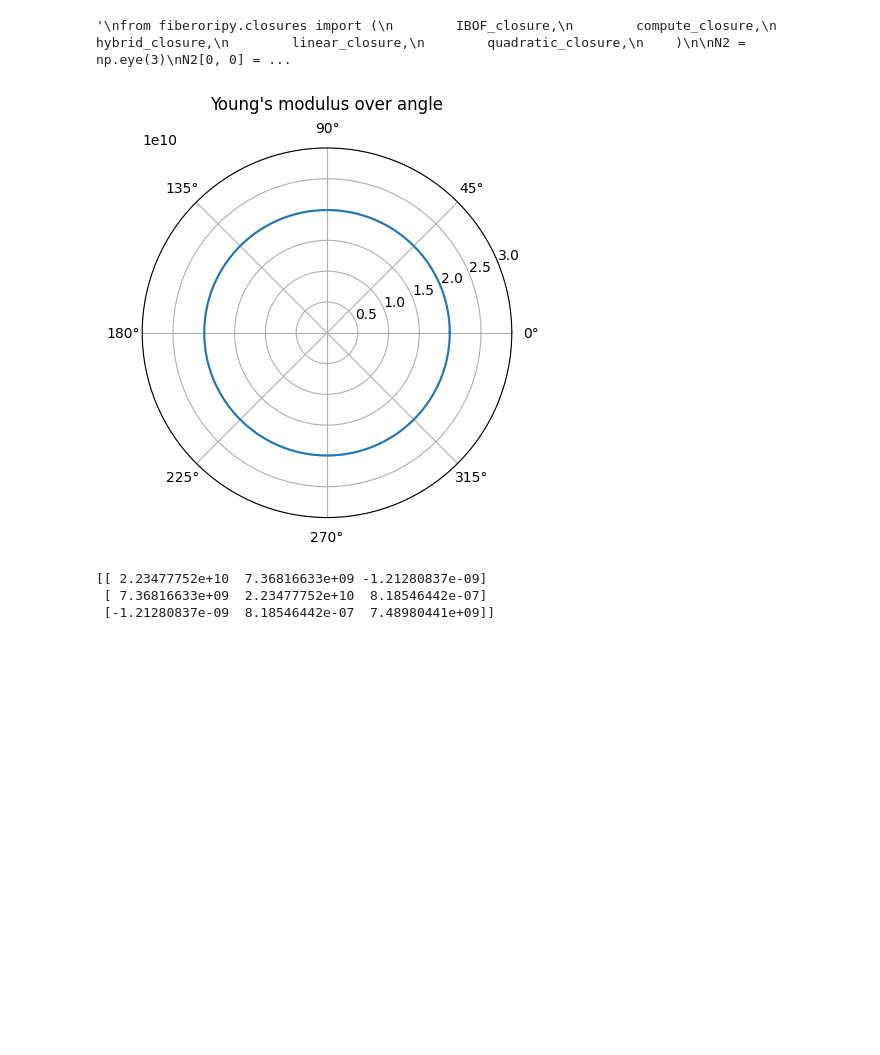
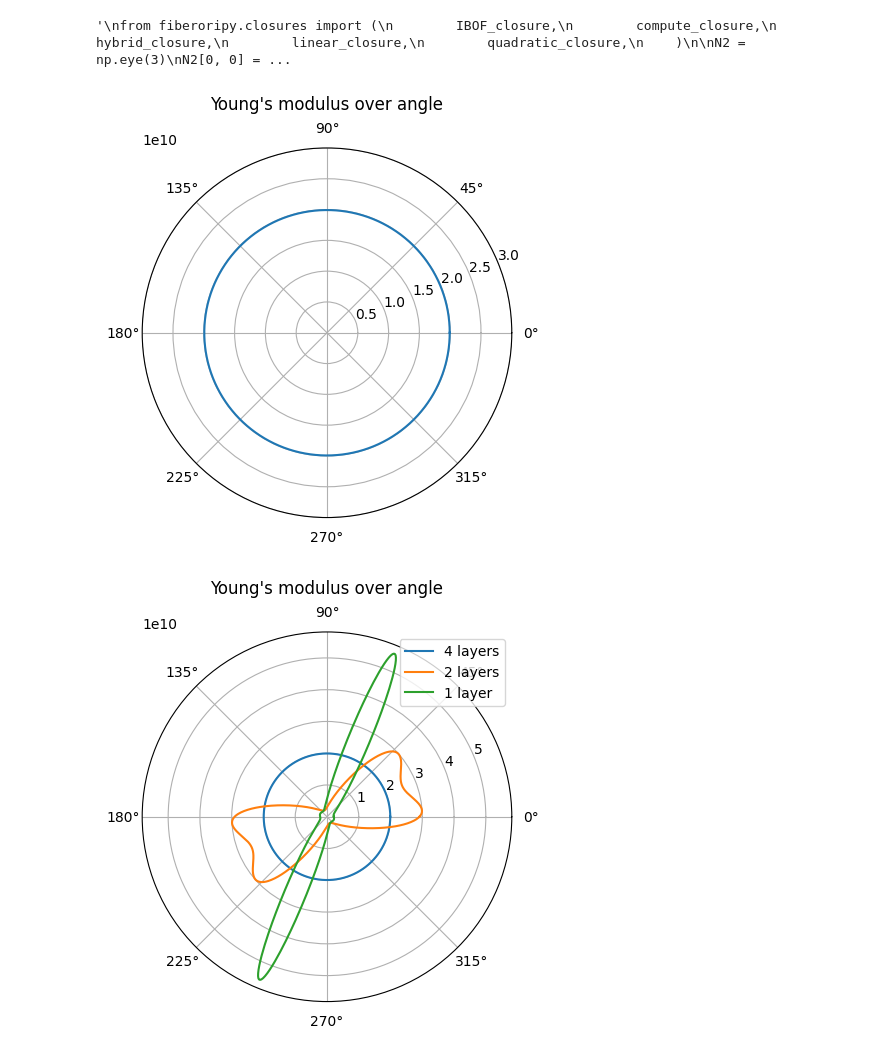
Before and after one commit to Extraweich/homopy, a Jupyter notebook: examples/MT_HT_plot.ipynb, the cells around one changed output. Drawn from its saved outputs; the diff is of its cells as text; code cells hidden in the pictures; blank space fills up the shorter version.

```diff
--- a/examples/MT_HT_plot.ipynb
+++ b/examples/MT_HT_plot.ipynb
@@ -63,36 +63,47 @@ N4 = IBOF_closure(N2)
 # %% [output]
 '\nfrom fiberoripy.closures import (\n        IBOF_closure,\n        compute_closure,\n        hybrid_closure,\n        linear_closure,\n        quadratic_closure,\n    )\n\nN2 = np.eye(3)\nN2[0, 0] = ...
 # %%
-plotter = ElasticPlot(USEVOIGT=True)
-
 # Halpin-Tsai
 E_carbon = 242e9; G_carbon = 105e9; nu_carbon = 0.1; l_carbon = 1.5e-3;
 r_carbon = 7.2 / 2 * 1e-6; vol_carbon = 0.25;
 E_pa6 = 1.18e9; G_pa6 = 0.4e9; nu_pa6 = 0.35;
 
 ht_carbon = HalpinTsai(
         E_carbon,
         E_pa6,
         G_carbon,
         G_pa6,
         nu_carbon,
         nu_pa6,
         l_carbon,
         r_carbon,
         vol_carbon,
     )
 
 laminas = 4*[ht_carbon.get_stiffness()]
 pi = np.pi
 angles = [0, pi/4, -pi/4, pi/2]
+laminate1 = Laminate(laminas, angles)
 
-laminate = Laminate(laminas, angles)
-plotter.polar_plot_laminate(laminate.get_effective_stiffness(), 1000, limit=3e10)
+# plot laminate directly via...
+plotter.polar_plot_laminate(laminate1.get_effective_stiffness(), 1000, limit=3e10)
 
+laminas = 2*[ht_carbon.get_stiffness()]
+angles = [0,pi/4]
+laminate2 = Laminate(laminas, angles)
 
-print(laminate.get_effective_stiffness())
+laminas = 1*[ht_carbon.get_stiffness()]
+angles=[3/8*pi]
+laminate3 = Laminate(laminas, angles)
+
+pHT1 = plotter.polar_plot_laminate(laminate1.get_effective_stiffness(), 1000, plot=False)
+pHT2 = plotter.polar_plot_laminate(laminate2.get_effective_stiffness(), 1000, plot=False)
+pHT3 = plotter.polar_plot_laminate(laminate3.get_effective_stiffness(), 1000, plot=False)
+
+# ...or plot a collection of laminates
+plotter.polar_plot(
+    [pHT1 + ("4 layers",), pHT2 + ("2 layers",), pHT3 + ("1 layer",)]
+)
 # %% [output]
 [figure]
-[[ 2.23477752e+10  7.36816633e+09 -1.21280837e-09]
- [ 7.36816633e+09  2.23477752e+10  8.18546442e-07]
- [-1.21280837e-09  8.18546442e-07  7.48980441e+09]]
+[figure, added]
```
Also changed, not shown: 4 other files.
